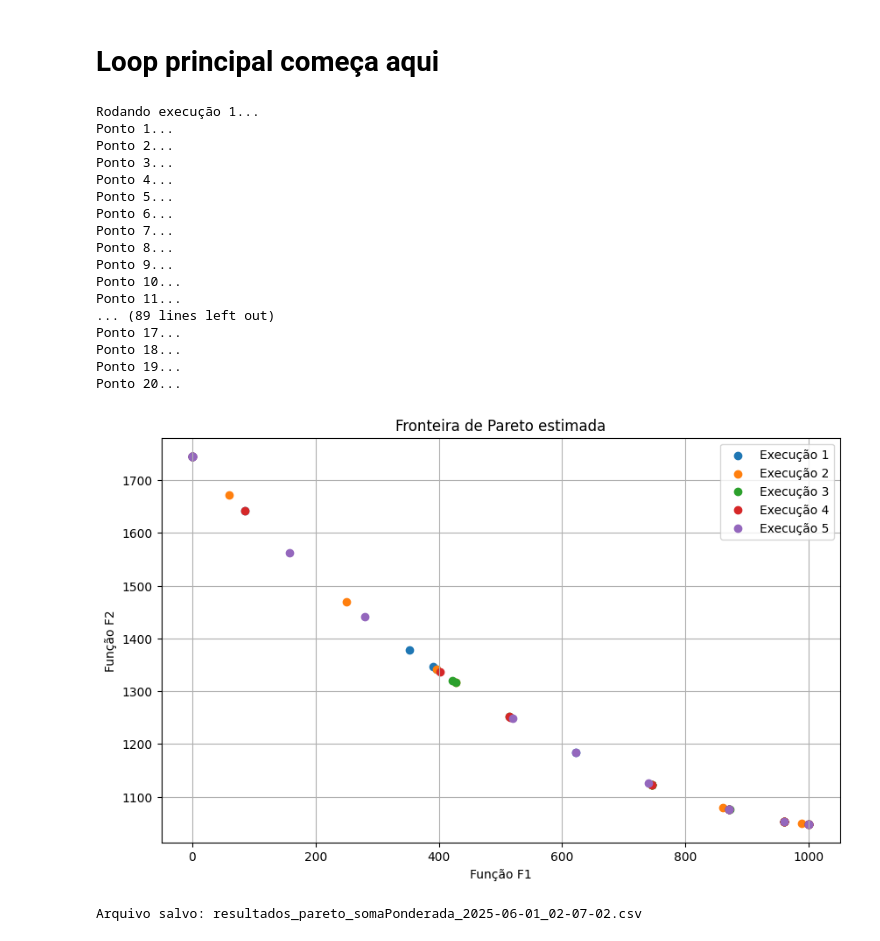
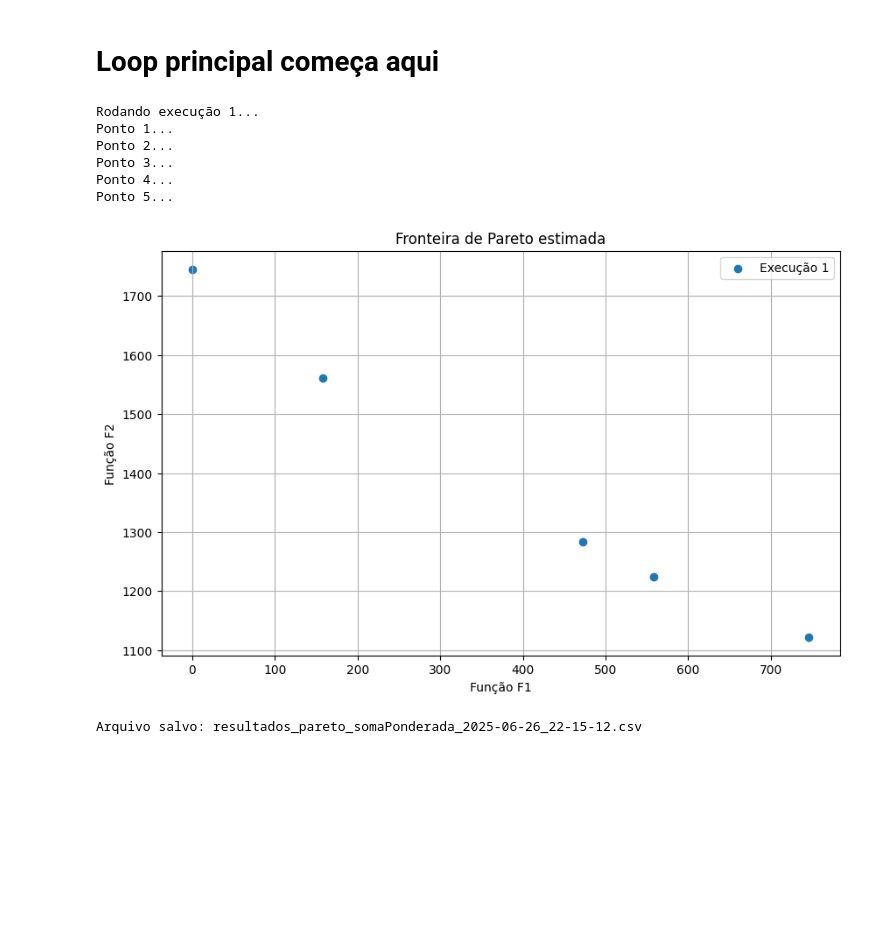
Before and after one commit to RaphaelLeivas/td-2025-1, a Jupyter notebook: tc2_soma_ponderada.ipynb, the cells around one changed output. Cells and saved outputs as stored; diff of their text form; code cells hidden in the pictures; blank space fills up the shorter version.

```diff
--- a/tc2_soma_ponderada.ipynb
+++ b/tc2_soma_ponderada.ipynb
@@ -228,8 +228,8 @@ class MyProblem:
 import matplotlib.pyplot as plt
 import numpy as np
 
-num_execucoes = 5
-num_pts_fronteira = 20
+num_execucoes = 1
+num_pts_fronteira = 5
 max_num_sol_avaliadas = 2000
 kmax = 3
 
@@ -313,50 +313,34 @@ for i in range(num_execucoes):
 plt.title('Fronteira de Pareto estimada')
 plt.xlabel('Função F1')
 plt.ylabel('Função F2')
 plt.legend()
 plt.grid(True)
 plt.show()
 
 dados_resultado = []
 
 for i in range(len(solucoes_pareto)):
-    linha = {
-        'w1': valores_w1[i],
-        'w2': valores_w2[i],
-        'f1': valores_f1[i],
-        'f2': valores_f2[i]
-    }
+    linha = {}
     solucao = solucoes_pareto[i]
     for j, valor in enumerate(solucao):
         linha[f'x{j}'] = valor+1
     dados_resultado.append(linha)
 
 df_resultado = pd.DataFrame(dados_resultado)
 
 # Gera nome do arquivo com data e hora atual
 datahora = datetime.now().strftime('%Y-%m-%d_%H-%M-%S')
 nome_arquivo = f'resultados_pareto_somaPonderada_{datahora}.csv'
 
 # Salva o DataFrame como CSV
-df_resultado.to_csv(nome_arquivo, index=False)
+df_resultado.to_csv(nome_arquivo, index=False,header=False)
 print(f'\nArquivo salvo: {nome_arquivo}')
 # %% [output]
 Rodando execução 1...
 Ponto 1...
 Ponto 2...
 Ponto 3...
 Ponto 4...
 Ponto 5...
-Ponto 6...
-Ponto 7...
-Ponto 8...
-Ponto 9...
-Ponto 10...
-Ponto 11...
-... (89 lines left out)
-Ponto 17...
-Ponto 18...
-Ponto 19...
-Ponto 20...
-[figure, old version]
+[figure, new version]
-Arquivo salvo: resultados_pareto_somaPonderada_2025-06-01_02-07-02.csv
+Arquivo salvo: resultados_pareto_somaPonderada_2025-06-26_22-15-12.csv
```
Also changed, not shown: 27 other files.
